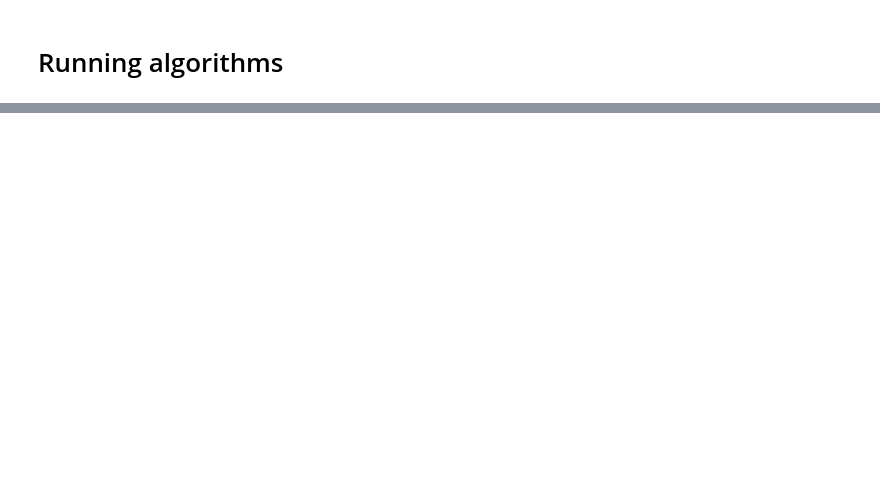
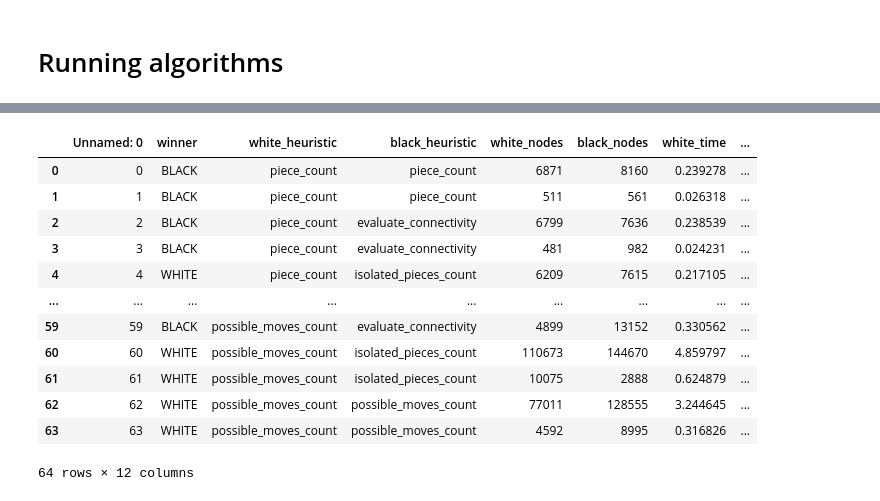
Before and after one commit to chewmanji/sztuczna, a Jupyter notebook: lista_2/tests.ipynb, the cells around one changed output, grey strips where cells are left out. Saved outputs shown, nothing was run; the diff lists cells and outputs as text; code cells hidden in the pictures; blank space fills up the shorter version.

```diff
--- a/lista_2/tests.ipynb
+++ b/lista_2/tests.ipynb
@@ -72,0 +111,17 @@ df.to_csv("./tests.csv")
+# %%
+df = pd.read_csv("./tests.csv")
+df
+# %% [output]
+|  | Unnamed: 0 | winner | white_heuristic | black_heuristic | white_nodes | black_nodes | white_time | ... |
+| 0 | 0 | BLACK | piece_count | piece_count | 6871 | 8160 | 0.239278 | ... |
+| 1 | 1 | BLACK | piece_count | piece_count | 511 | 561 | 0.026318 | ... |
+| 2 | 2 | BLACK | piece_count | evaluate_connectivity | 6799 | 7636 | 0.238539 | ... |
+| 3 | 3 | BLACK | piece_count | evaluate_connectivity | 481 | 982 | 0.024231 | ... |
+| 4 | 4 | WHITE | piece_count | isolated_pieces_count | 6209 | 7615 | 0.217105 | ... |
+| ... | ... | ... | ... | ... | ... | ... | ... | ... |
+| 59 | 59 | BLACK | possible_moves_count | evaluate_connectivity | 4899 | 13152 | 0.330562 | ... |
+| 60 | 60 | WHITE | possible_moves_count | isolated_pieces_count | 110673 | 144670 | 4.859797 | ... |
+| 61 | 61 | WHITE | possible_moves_count | isolated_pieces_count | 10075 | 2888 | 0.624879 | ... |
+| 62 | 62 | WHITE | possible_moves_count | possible_moves_count | 77011 | 128555 | 3.244645 | ... |
+| 63 | 63 | WHITE | possible_moves_count | possible_moves_count | 4592 | 8995 | 0.316826 | ... |
+64 rows × 12 columns
```
Also changed, not shown: parts of 6 cells of this notebook, 3 other files.
